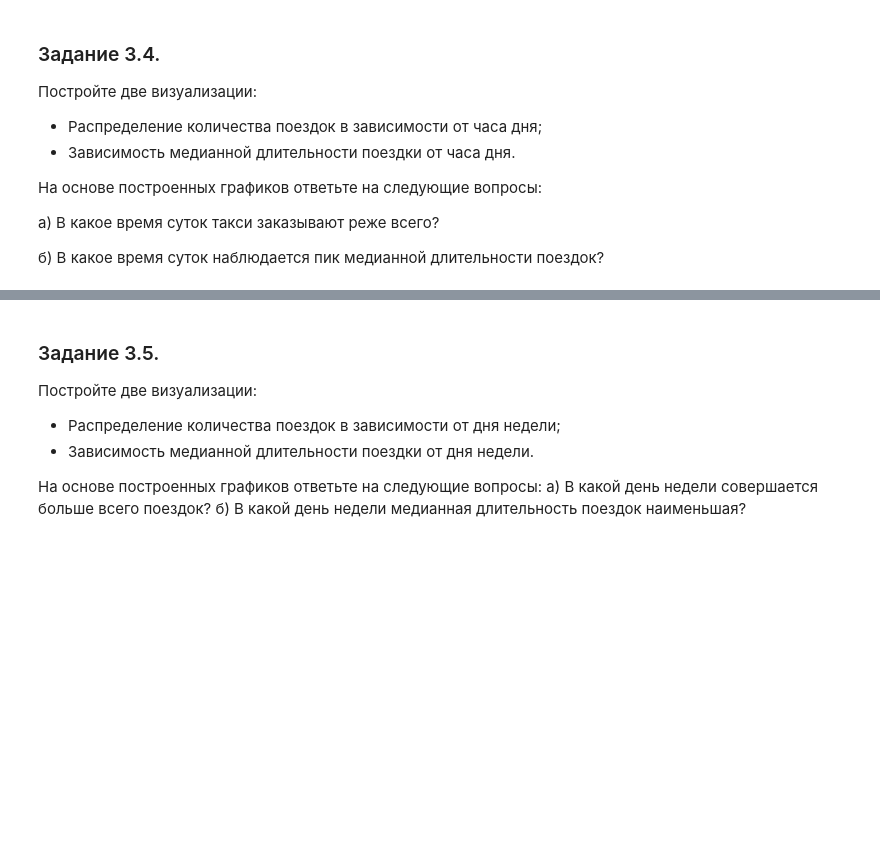
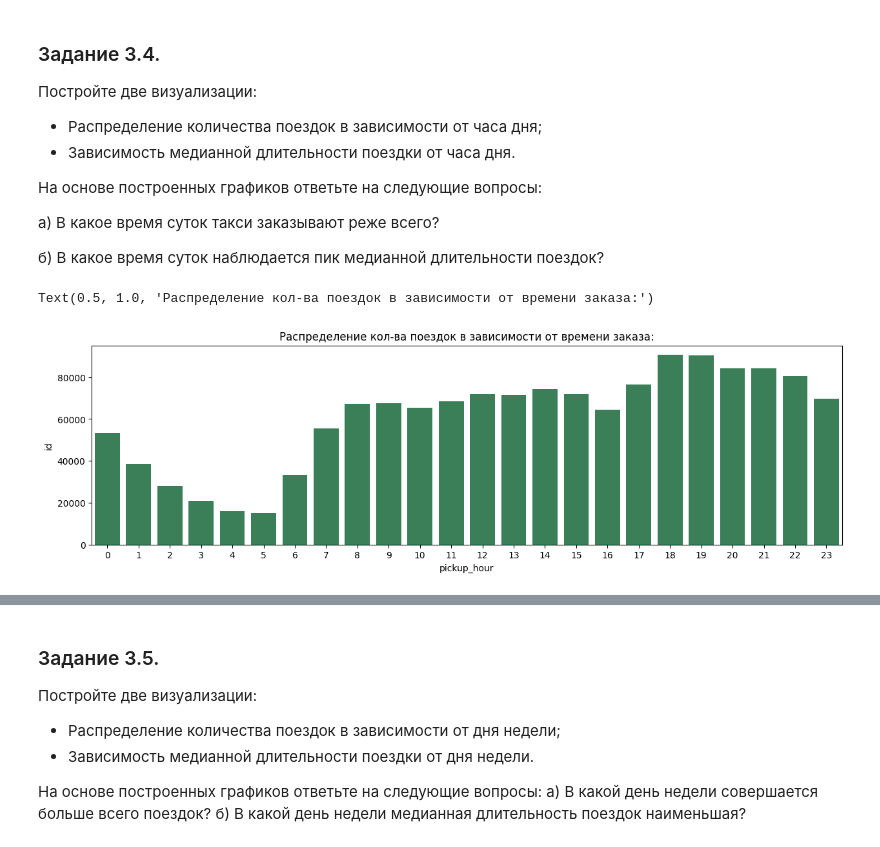
Before and after one commit to Irina-Kondratenko/SkillFactory, a Jupyter notebook: Homework/Project_10/Project-10. Notebook.ipynb, the cells around one changed output, grey strips where cells are left out. Saved outputs shown, nothing was run; the diff lists cells and outputs as text; code cells hidden in the pictures; blank space fills up the shorter version.

```diff
--- a/Homework/Project_10/Project-10. Notebook.ipynb
+++ b/Homework/Project_10/Project-10. Notebook.ipynb
@@ -674,0 +701,14 @@ Text(0.5, 1.0, 'Box диаграмма длительности поездок
+# %%
+# Распределение количества поездок в зависимости от часа дня:
+taxi_data_hour = taxi_data.groupby(by ='pickup_hour',
+                                   as_index=False )['id'].count()
+
+fig, axes = plt.subplots( figsize=(15, 4))
+
+histplot = sns.barplot(data = taxi_data_hour,
+                       x = taxi_data_hour['pickup_hour'],
+                       y = taxi_data_hour['id'], color = 'seagreen')
+histplot.set_title('Распределение кол-ва поездок в зависимости от времени заказа:')
+# %% [output]
+Text(0.5, 1.0, 'Распределение кол-ва поездок в зависимости от времени заказа:')
+[figure, added]
```
Also changed, not shown: parts of 22 cells of this notebook.
